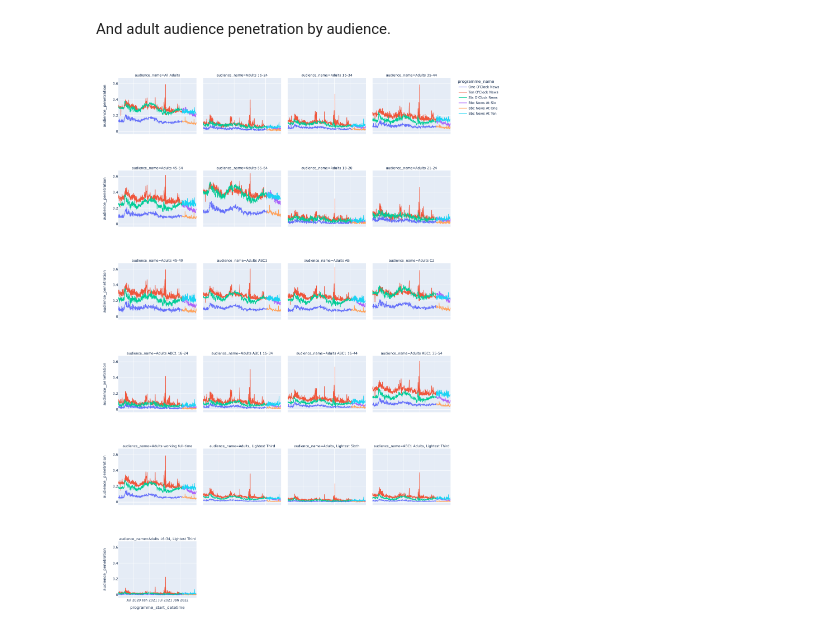
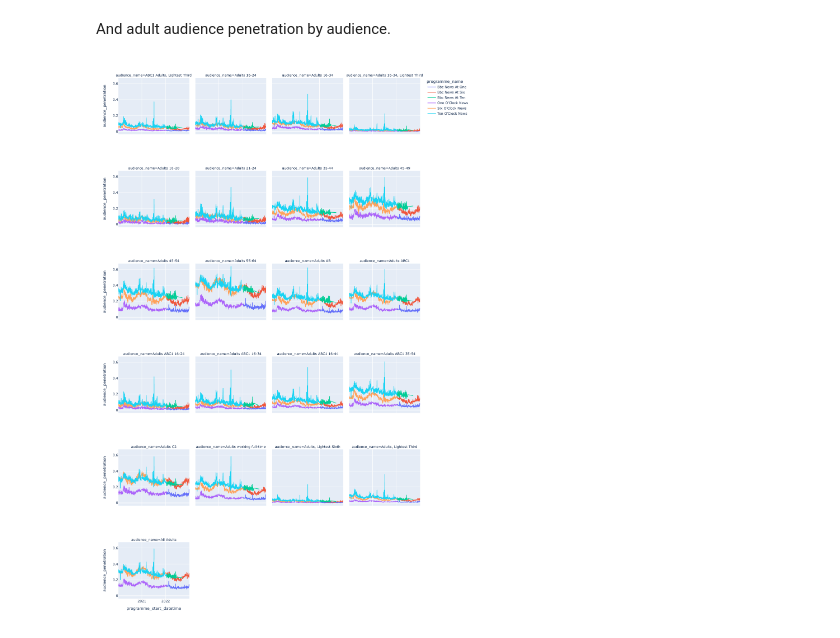
Before and after one commit to khaledserafy/pybarb, a Jupyter notebook: python/jupyter_notebooks/a_broadcaster_example.ipynb, the cells around one changed output. Drawn from its saved outputs; the diff is of its cells as text; code cells hidden in the pictures.

````diff
--- a/python/jupyter_notebooks/a_broadcaster_example.ipynb
+++ b/python/jupyter_notebooks/a_broadcaster_example.ipynb
@@ -34,9 +34,9 @@ Following the steps in the Getting Started guide we run some python code to get
 {"email": "me@coppelia.io", "password": "INSERT PASSWORD"}
 ```
 # %%
-with open("/Users/simon_business/Documents/disposable/clients/BARB/creds.json") as file:
+with open("creds.json") as file:
     creds = json.loads(file.read())
-api_root = "https://uat.barb-api.co.uk/api/v1/"
+api_root = "https://barb-api.co.uk/api/v1/"
 token_request_url = api_root + "auth/token/"
 response = requests.post(token_request_url, data = creds)
 access_token = json.loads(response.text)['access']
@@ -196,8 +199,9 @@ px.line(bbc_news_all_homes, x="programme_start_datetime", y="audience_size_hundr
 And adult audience penetration by audience.
 # %%
 bbc_news=bbc_news.assign(audience_penetration = bbc_news['audience_size_hundreds']/bbc_news['audience_target_size_hundreds'])
+bbc_news = bbc_news.sort_values(["audience_name", "programme_name", "programme_start_datetime"])
 px.line(bbc_news[bbc_news['audience_name'].str.contains("Adults")],
         x="programme_start_datetime", y="audience_penetration", color="programme_name",
         facet_col = "audience_name", facet_col_wrap=4, height=2000)
 # %% [output]
-[figure, old version]
+[figure, new version]
````
Also changed, not shown: parts of 10 cells of this notebook.
